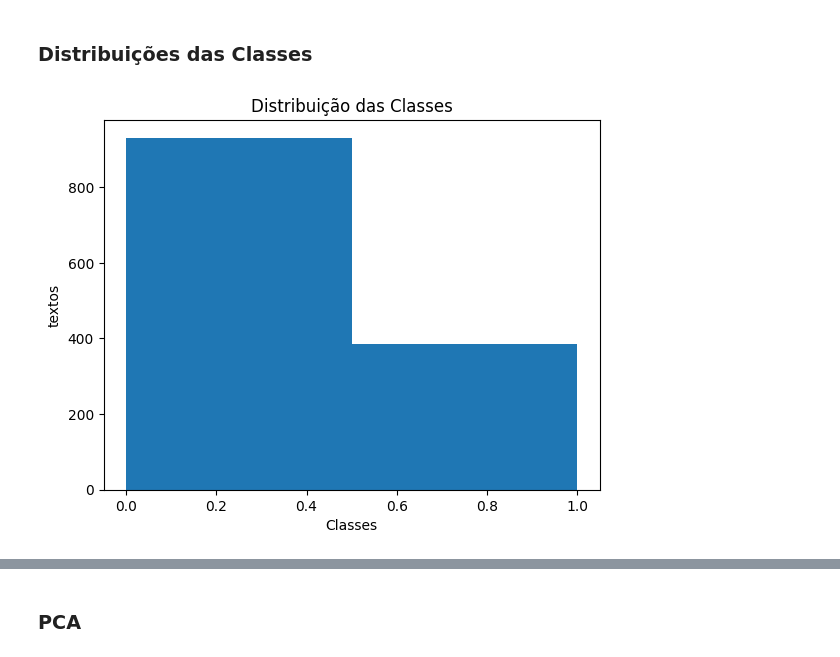
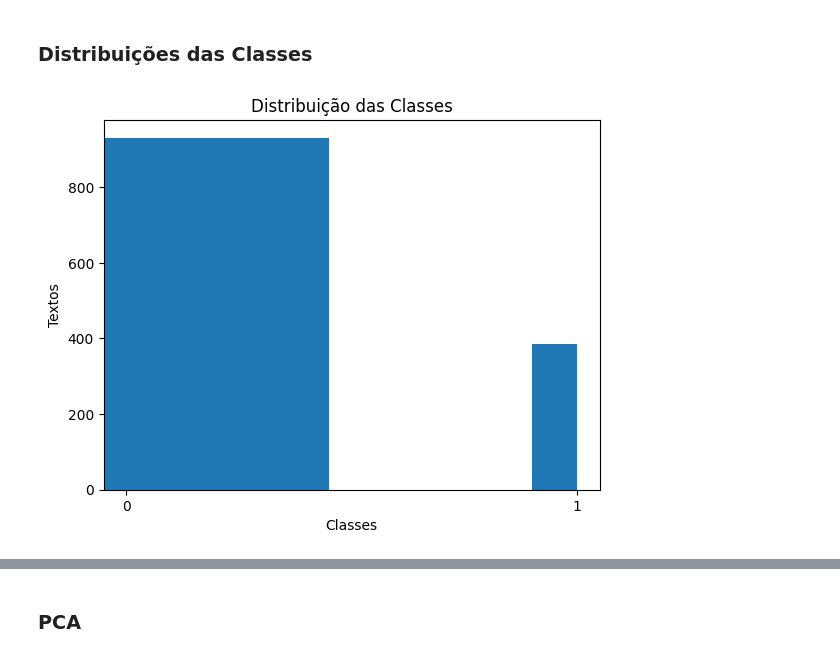
Before and after one commit to leomoreno8/classification-ti26s, a Jupyter notebook: analysis.ipynb, the cells around one changed output, grey strips where cells are left out. Saved outputs shown, nothing was run; the diff lists cells and outputs as text; code cells hidden in the pictures.

```diff
--- a/analysis.ipynb
+++ b/analysis.ipynb
@@ -244,10 +245,12 @@ As variáveis numéricas que mais tem correlação são as contagens de impress
 # %% [markdown]
 ### Distribuições das Classes
 # %%
-plt.hist(df_treino['label'], bins=[0, 1])
+plt.hist(df_treino['label'], bins=[-0.05, 0.95, 1.05], align='left')
+plt.xticks([0, 1])
+plt.xlim([-0.05, 1.05])
 plt.title('Distribuição das Classes')
-plt.ylabel('textos')
+plt.ylabel('Textos')
 plt.xlabel('Classes')
 plt.show()
 # %% [output]
-[figure, old version]
+[figure, new version]
```
Also changed, not shown: parts of 2 cells of this notebook.
